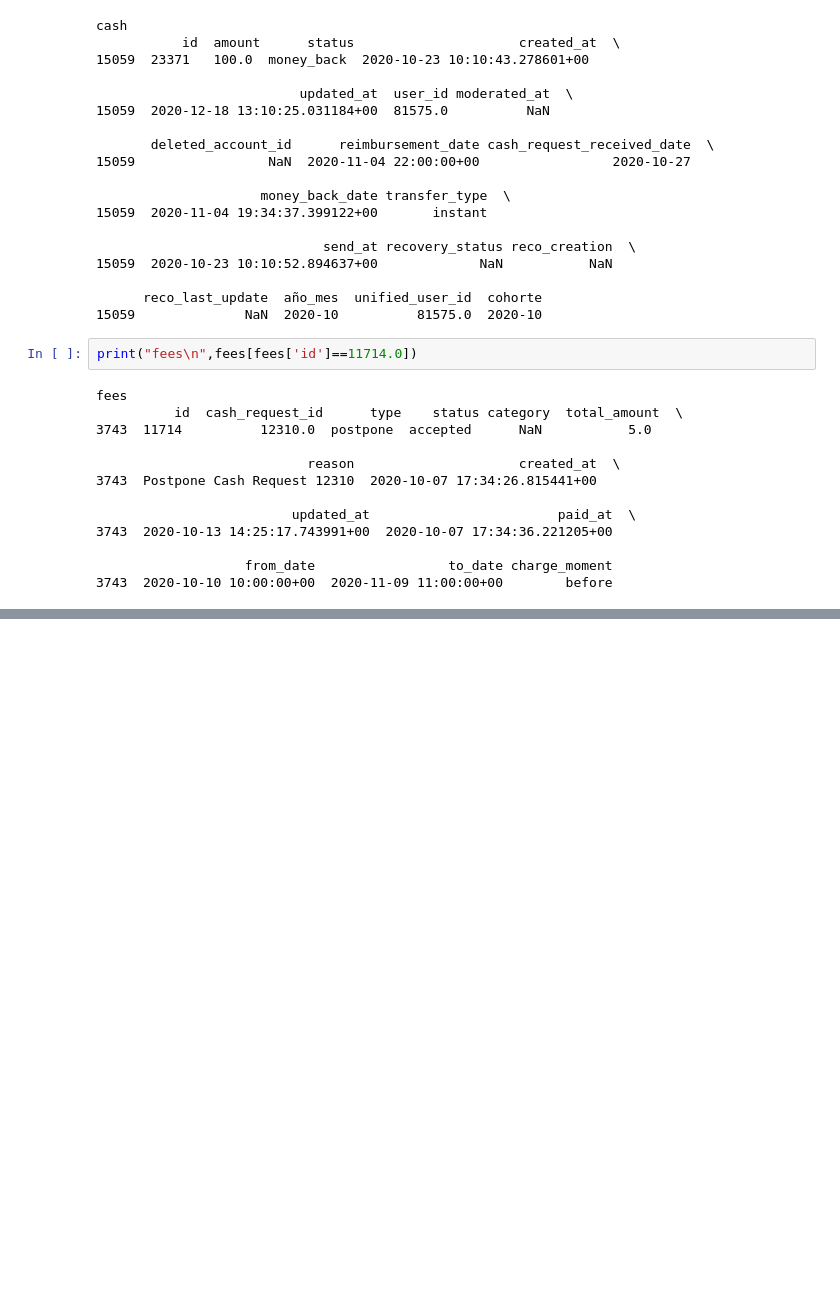
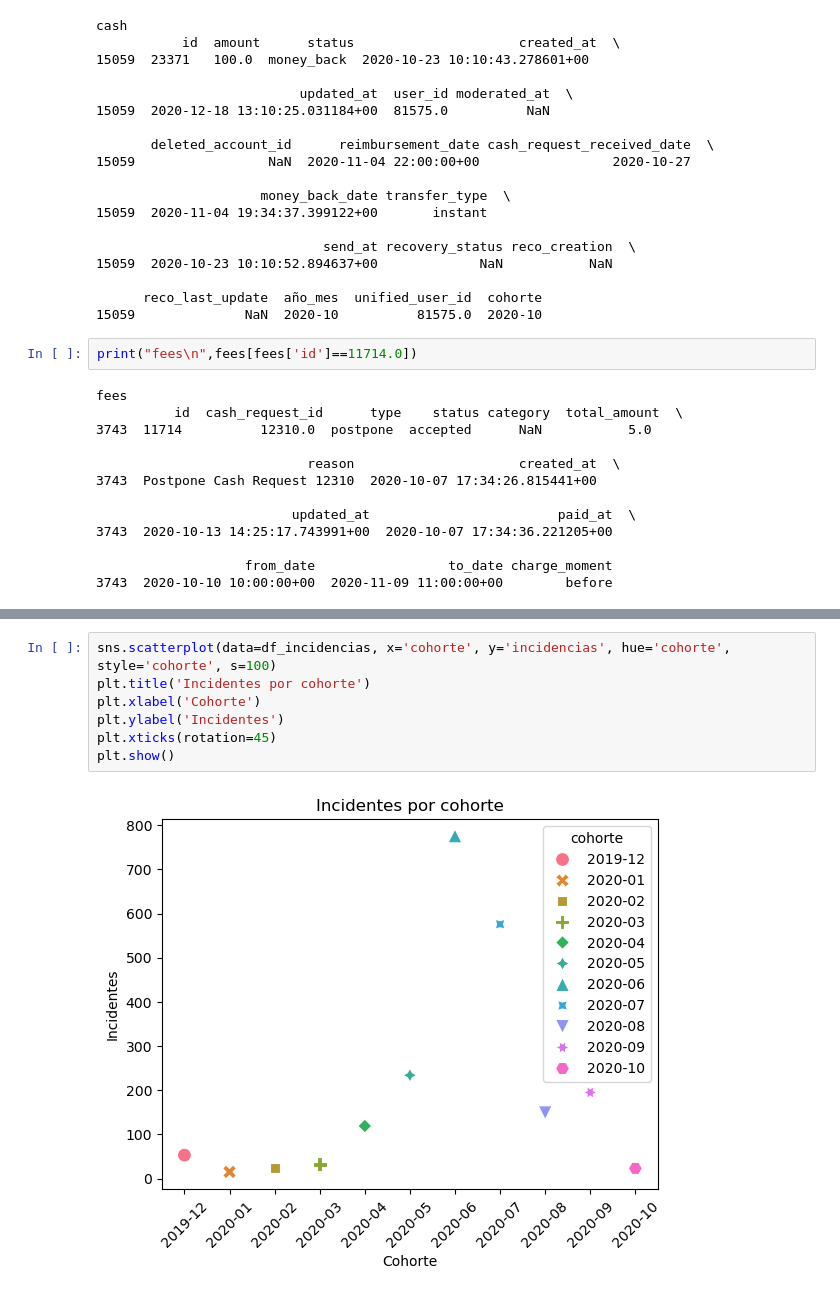
Before and after one commit to moiatgit/project-1-ironhack-payments-es, a Jupyter notebook: grupo3.ipynb, the cells around one changed output, grey strips where cells are left out. Saved outputs shown, nothing was run; the diff lists cells and outputs as text; blank space fills up the shorter version.

```diff
--- a/grupo3.ipynb
+++ b/grupo3.ipynb
@@ -581,0 +596,9 @@ Número de incidencias por cohorte
+# %%
+sns.scatterplot(data=df_incidencias, x='cohorte', y='incidencias', hue='cohorte', style='cohorte', s=100)
+plt.title('Incidentes por cohorte')
+plt.xlabel('Cohorte')
+plt.ylabel('Incidentes')
+plt.xticks(rotation=45)
+plt.show()
+# %% [output]
+[figure, added]
```
Also changed, not shown: parts of 17 cells of this notebook.
